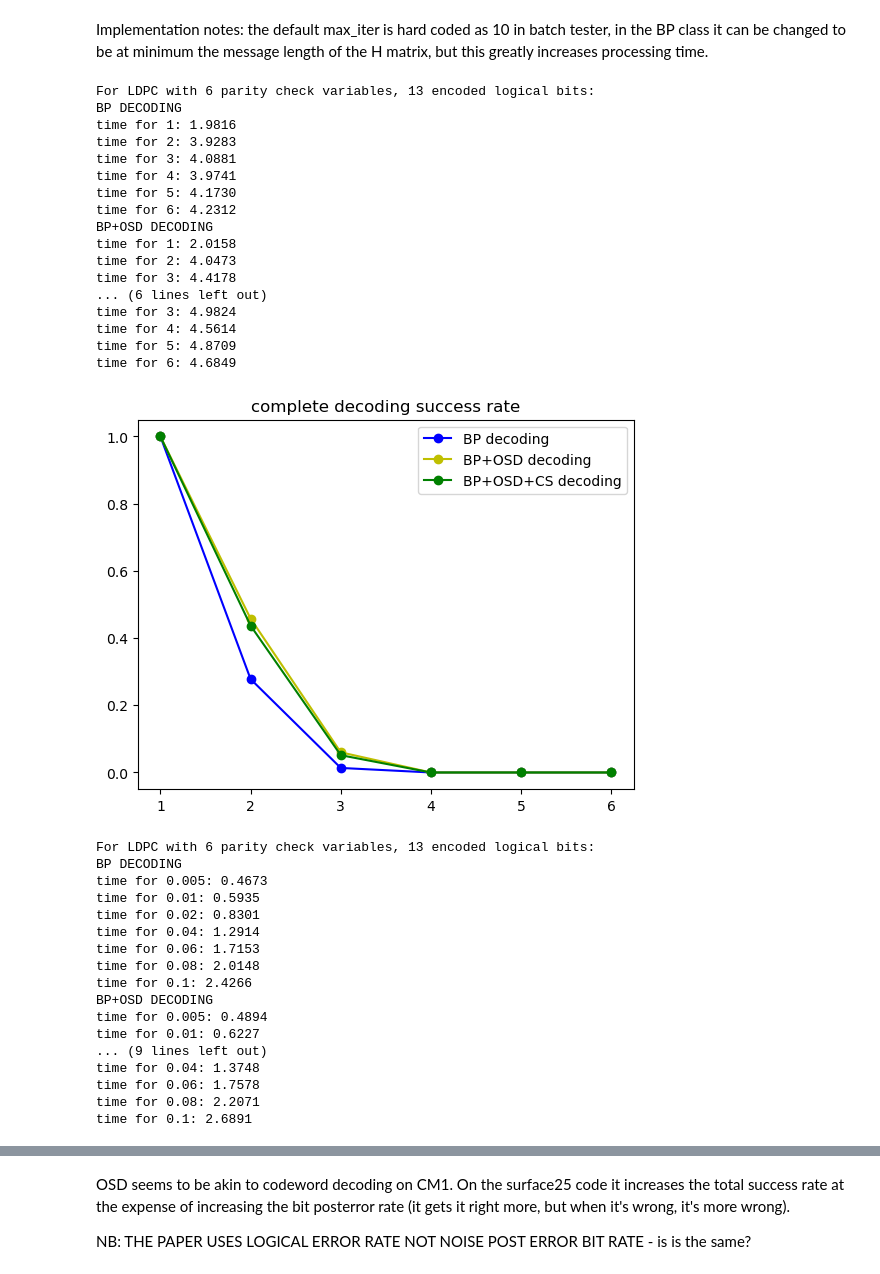
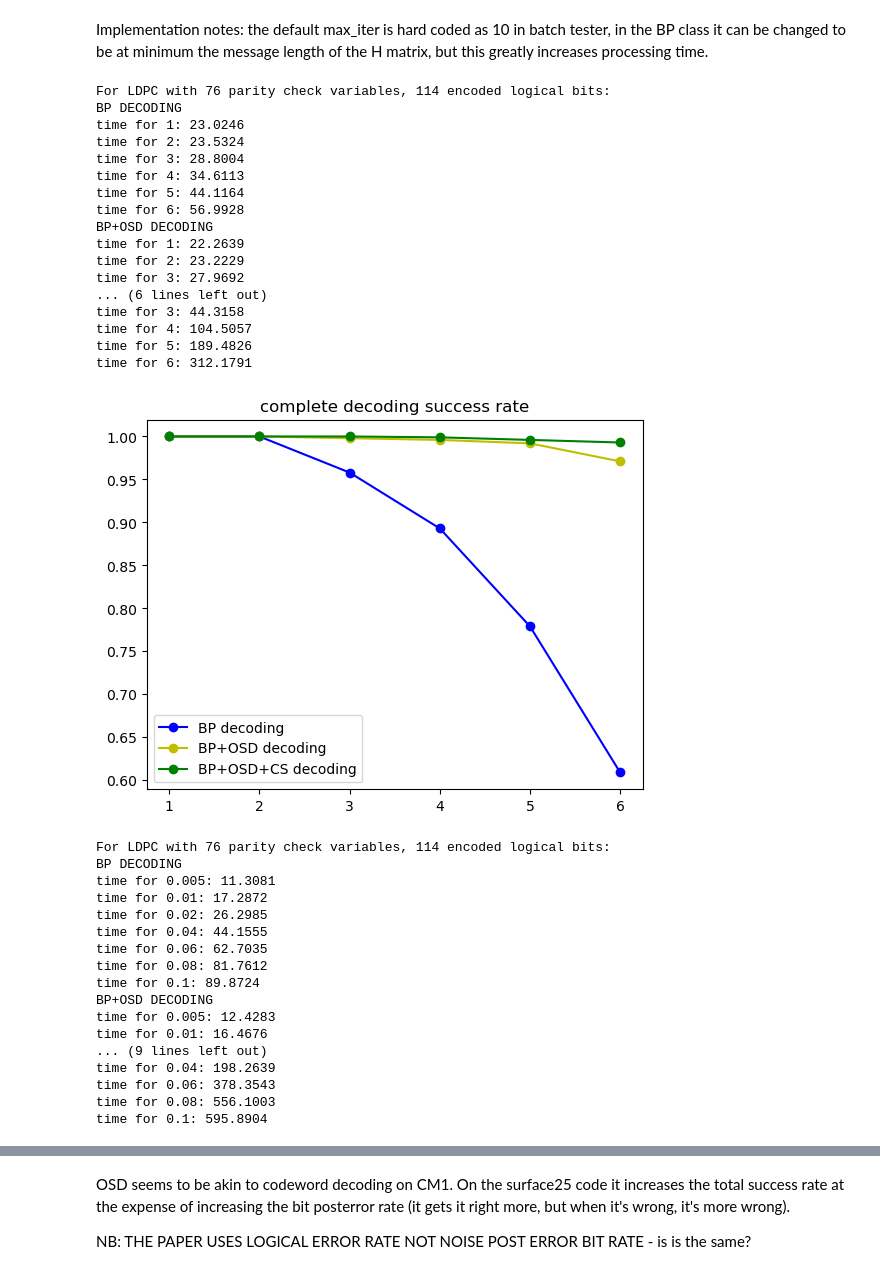
Before and after one commit to ramanodgers/beliefpropagation, a Jupyter notebook: QuantumBP.ipynb, the cells around one changed output, grey strips where cells are left out. Drawn from its saved outputs; the diff is of its cells as text; code cells hidden in the pictures.

```diff
--- a/QuantumBP.ipynb
+++ b/QuantumBP.ipynb
@@ -582,7 +582,7 @@ def tester (A, err_model, err_param,num=100, max_iter =30, only_error = False, v
 
     return success/num, counter
 
-def batch_tester(param_list, M, err_model = 'd', verbose = 0, OSD  = False,  higher = False,  num = 2000):
+def batch_tester(param_list, M, err_model = 'd', verbose = 0, OSD  = False,  higher = False,  num = 1000):
     #wrappper function to tester which returns statistics and prints with varying verbosity
 
     distance = np.min(np.sum(M, axis = 0)) + 1
@@ -684,42 +684,42 @@ time for 5: 0.5114
 # %% [markdown]
 Implementation notes: the default max_iter is hard coded as 10 in batch tester, in the BP class it can be changed to be at minimum the message length of the H matrix, but this greatly increases processing time.
 # %%
-for M in [surface25]:
+for M in [CM1]:
     distance_plot_test(M, verbose = 1)
     rate_plot_test(M, verbose =1)
 # %% [output]
-For LDPC with 6 parity check variables, 13 encoded logical bits:
+For LDPC with 76 parity check variables, 114 encoded logical bits:
 BP DECODING
-time for 1: 1.9816
-time for 2: 3.9283
-time for 3: 4.0881
-time for 4: 3.9741
-time for 5: 4.1730
-time for 6: 4.2312
+time for 1: 23.0246
+time for 2: 23.5324
+time for 3: 28.8004
+time for 4: 34.6113
+time for 5: 44.1164
+time for 6: 56.9928
 BP+OSD DECODING
-time for 1: 2.0158
-time for 2: 4.0473
-time for 3: 4.4178
+time for 1: 22.2639
+time for 2: 23.2229
+time for 3: 27.9692
 ... (6 lines left out)
-time for 3: 4.9824
-time for 4: 4.5614
-time for 5: 4.8709
-time for 6: 4.6849
+time for 3: 44.3158
+time for 4: 104.5057
+time for 5: 189.4826
+time for 6: 312.1791
-[figure, old version]
+[figure, new version]
-For LDPC with 6 parity check variables, 13 encoded logical bits:
+For LDPC with 76 parity check variables, 114 encoded logical bits:
 BP DECODING
-time for 0.005: 0.4673
-time for 0.01: 0.5935
-time for 0.02: 0.8301
-time for 0.04: 1.2914
-time for 0.06: 1.7153
-time for 0.08: 2.0148
-time for 0.1: 2.4266
+time for 0.005: 11.3081
+time for 0.01: 17.2872
+time for 0.02: 26.2985
+time for 0.04: 44.1555
+time for 0.06: 62.7035
+time for 0.08: 81.7612
+time for 0.1: 89.8724
 BP+OSD DECODING
-time for 0.005: 0.4894
-time for 0.01: 0.6227
+time for 0.005: 12.4283
+time for 0.01: 16.4676
 ... (9 lines left out)
-time for 0.04: 1.3748
-time for 0.06: 1.7578
-time for 0.08: 2.2071
-time for 0.1: 2.6891
+time for 0.04: 198.2639
+time for 0.06: 378.3543
+time for 0.08: 556.1003
+time for 0.1: 595.8904
```
Also changed, not shown: parts of 1 cell of this notebook, 4 other files.
